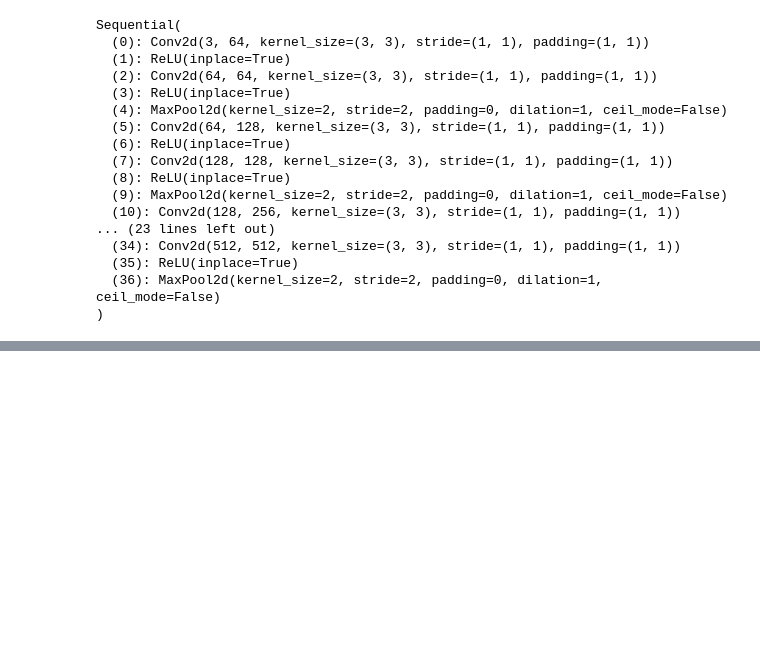
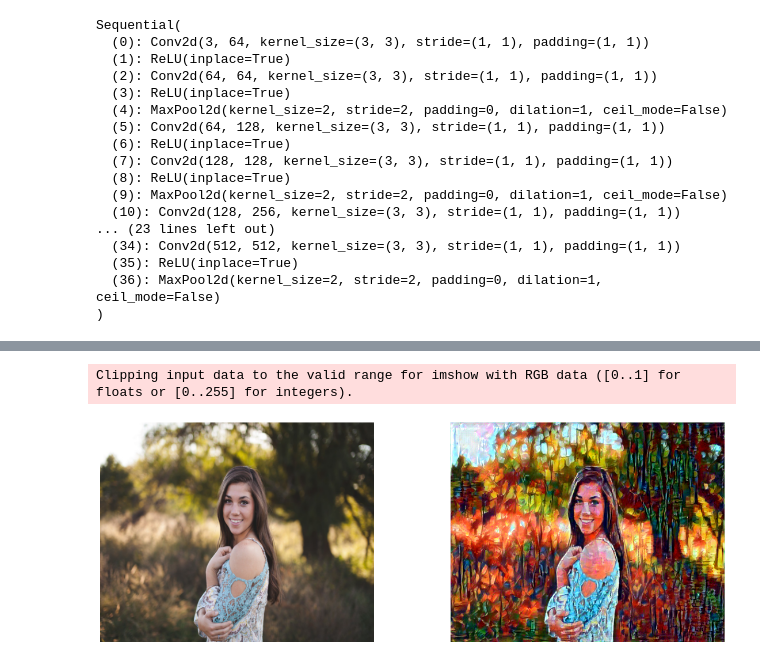
Before and after one commit to soumyajit4419/Deep_Learning_Projects, a Jupyter notebook: Pytorch/Neural_Style_Transfer.ipynb, the cells around one changed output, grey strips where cells are left out. Cells and saved outputs as stored; diff of their text form; code cells hidden in the pictures; blank space fills up the shorter version.

```diff
--- a/Pytorch/Neural_Style_Transfer.ipynb
+++ b/Pytorch/Neural_Style_Transfer.ipynb
@@ -85,4 +90,7 @@ torch.Size([3, 400, 500])
 # %%
+#Adding a batch to image
+content_image = content_image.unsqueeze(0)
+style_image = style_image.unsqueeze(0)
 # Moving the images to the device
 content_image = content_image.to(device)
 style_image = style_image.to(device)
@@ -88,0 +222,12 @@ style_image = style_image.to(device)
+# %%
+ci = im_convert(content_image)
+ti = im_convert(target)
+fig , (ax1,ax2) = plt.subplots(figsize=(20,7),nrows=1,ncols=2)
+ax1.imshow(ci.permute(1,2,0))
+ax1.axis("off")
+ax2.imshow(ti.permute(1,2,0))
+ax2.axis("off")
+plt.show()
+# %% [output]
+Clipping input data to the valid range for imshow with RGB data ([0..1] for floats or [0..255] for integers).
+[figure, added]
```
Also changed, not shown: parts of 13 cells of this notebook, 3 other files.
